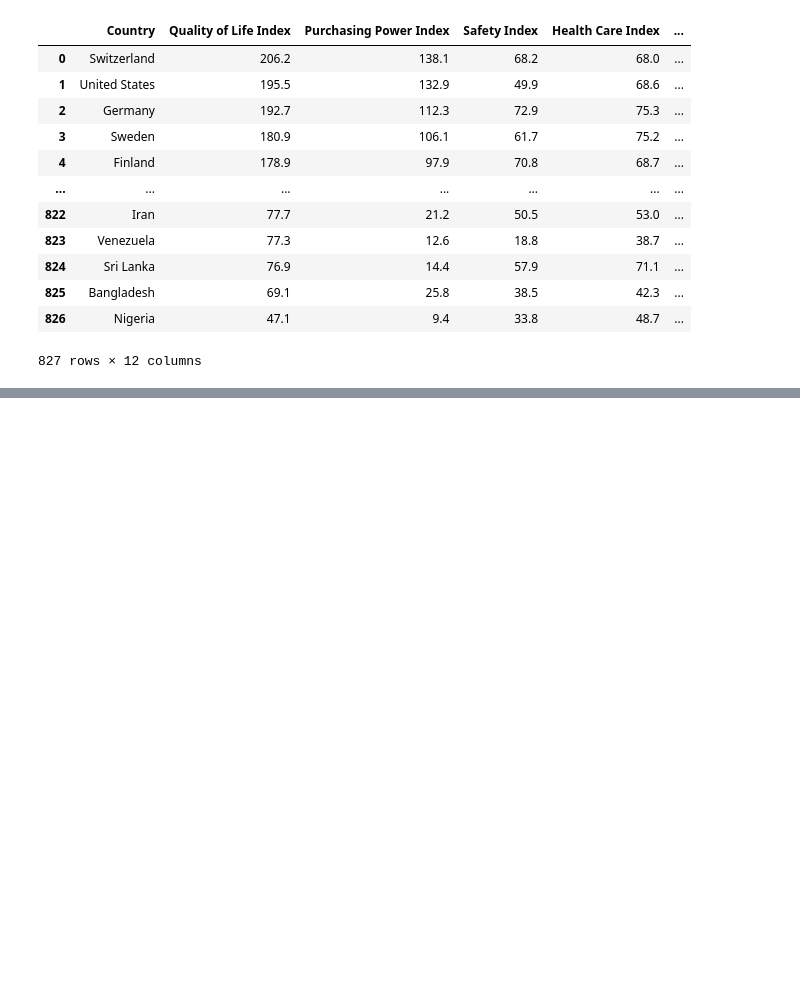
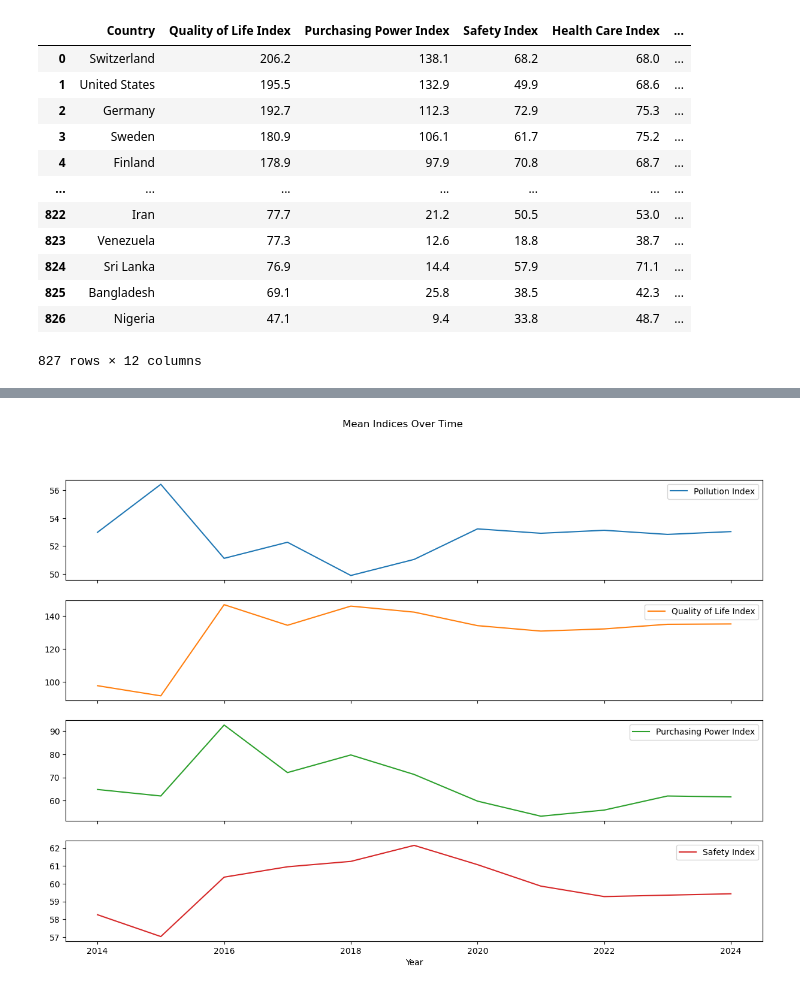
Before and after one commit to sim-cell/DALAS, a Jupyter notebook: analyse/annees_analyse.ipynb, the cells around one changed output, grey strips where cells are left out. Cells and saved outputs as stored; diff of their text form; code cells hidden in the pictures; blank space fills up the shorter version.

```diff
--- a/analyse/annees_analyse.ipynb
+++ b/analyse/annees_analyse.ipynb
@@ -93,0 +148,6 @@ Name: Climate Index, dtype: float64
+# %%
+mean_by_year = df.groupby('Year')[['Pollution Index', 'Quality of Life Index', 'Purchasing Power Index', 'Safety Index']].mean()
+mean_by_year.plot(figsize = (15,10),subplots = True, title = 'Mean Indices Over Time')
+plt.show()
+# %% [output]
+[figure, added]
```
Also changed, not shown: parts of 20 cells of this notebook.
